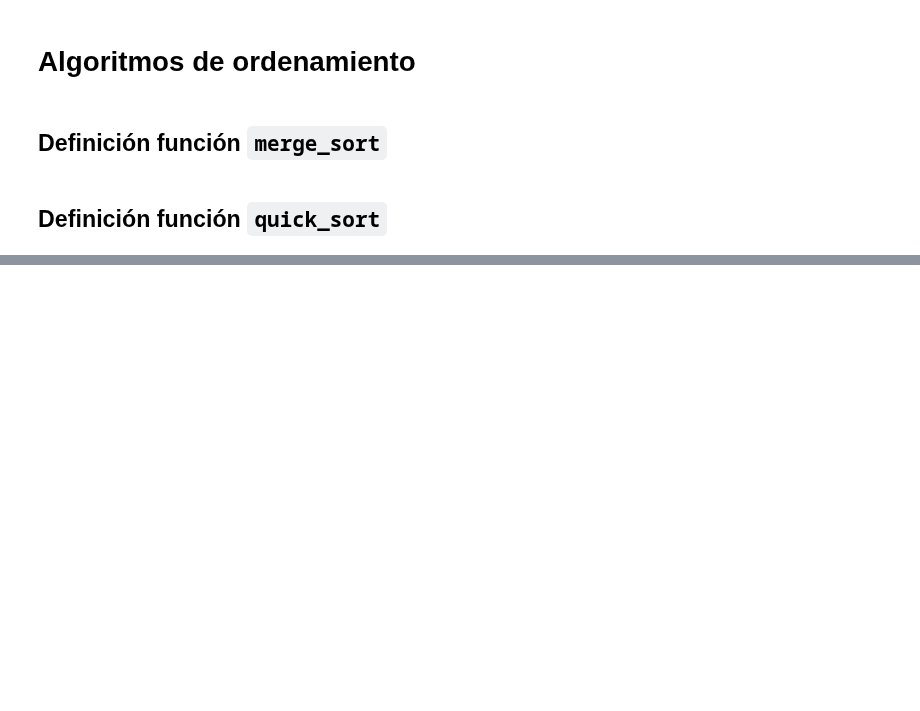
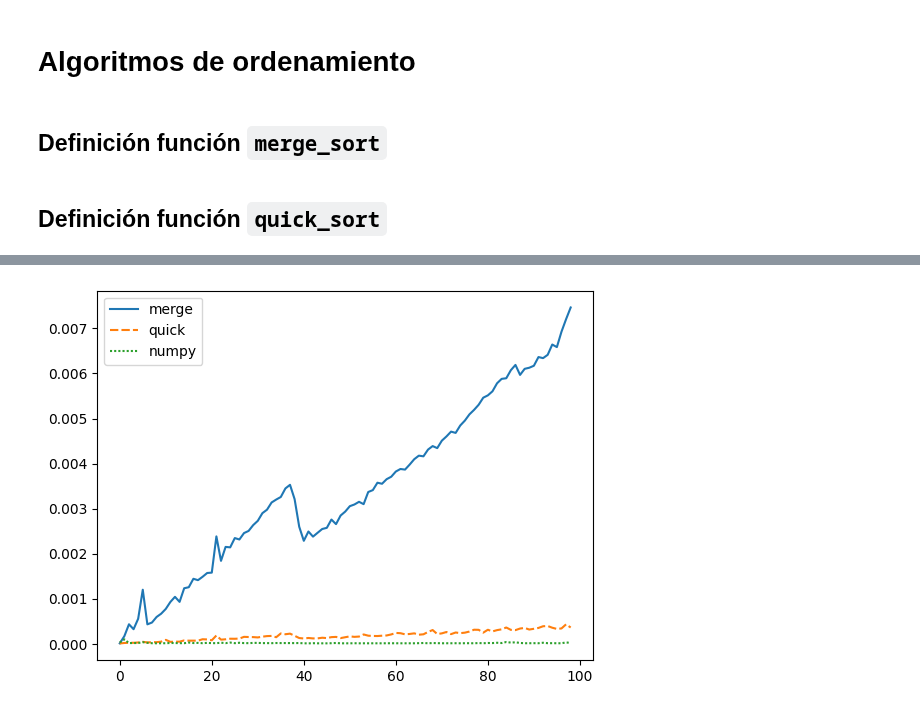
Before and after one commit to MarioChvx/ciencia_de_datos_PAMBAZO, a Jupyter notebook: notebooks/mario/sort_algorithms.ipynb, the cells around one changed output, grey strips where cells are left out. Saved outputs shown, nothing was run; the diff lists cells and outputs as text; code cells hidden in the pictures; blank space fills up the shorter version.

```diff
--- a/notebooks/mario/sort_algorithms.ipynb
+++ b/notebooks/mario/sort_algorithms.ipynb
@@ -63,0 +55,20 @@ Error:
+# %%
+LIMIT = 100
+ms_times = list()
+qs_times = list()
+np_times = list()
+
+for i in range(1, LIMIT):
+    array = np.random.randint(1, 100, i)
+
+    start = time.time()
+    np.sort(array)
+    np_times.append(time.time() - start)
+
+    start = time.time()
+    merge_sort(array)
+    ms_times.append(time.time() - start)
+
+    start = time.time()
+    quick_sort(array, 0, len(array) - 1)
+    qs_times.append(time.time() - start)
@@ -63,0 +77,7 @@ Error:
+# %%
+times_df = pd.DataFrame({
+    'merge': ms_times,
+    'quick': qs_times,
+    'numpy': np_times
+})
+times_df.head()
@@ -63,0 +91,7 @@ Error:
+# %%
+sns.lineplot(
+    data= times_df
+)
+!clear
+# %% [output]
+[figure, added]
```
Also changed, not shown: parts of 9 cells of this notebook.
